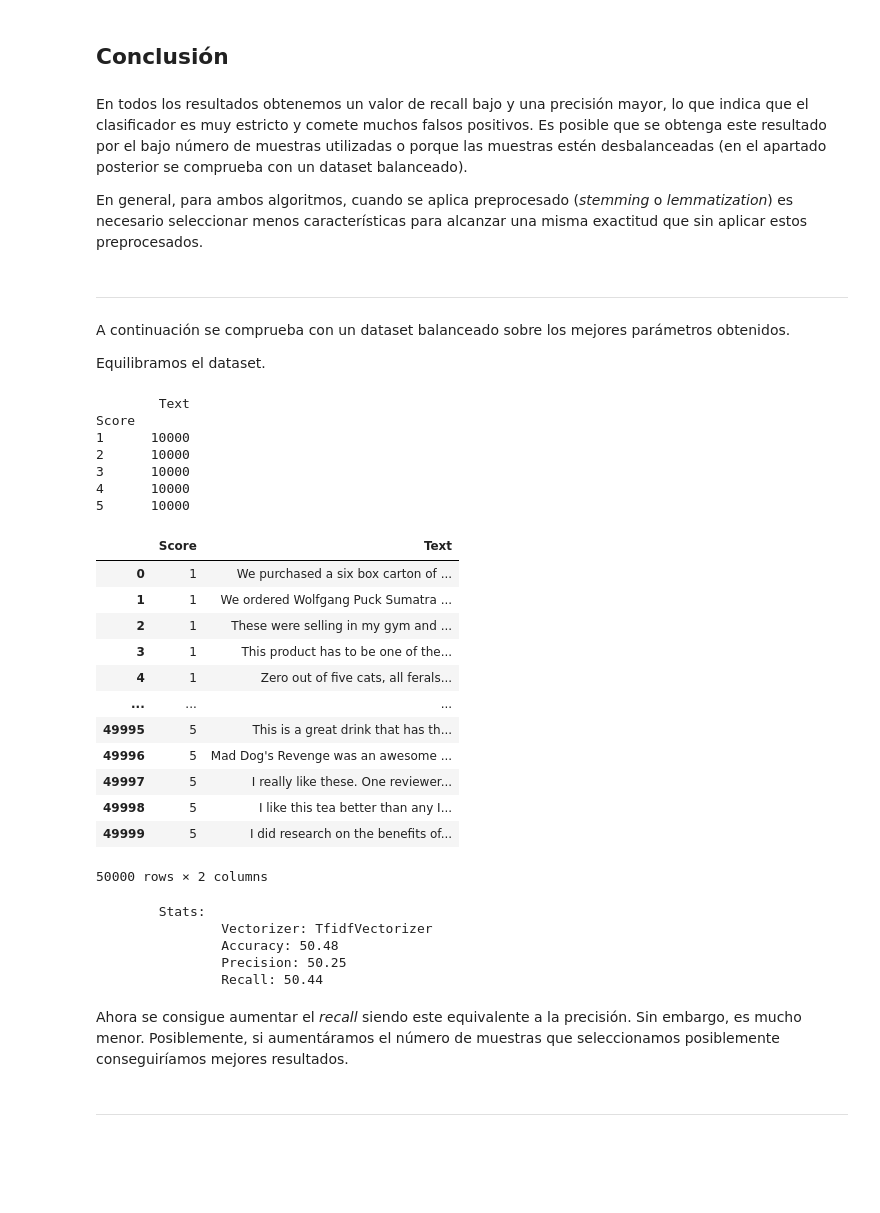
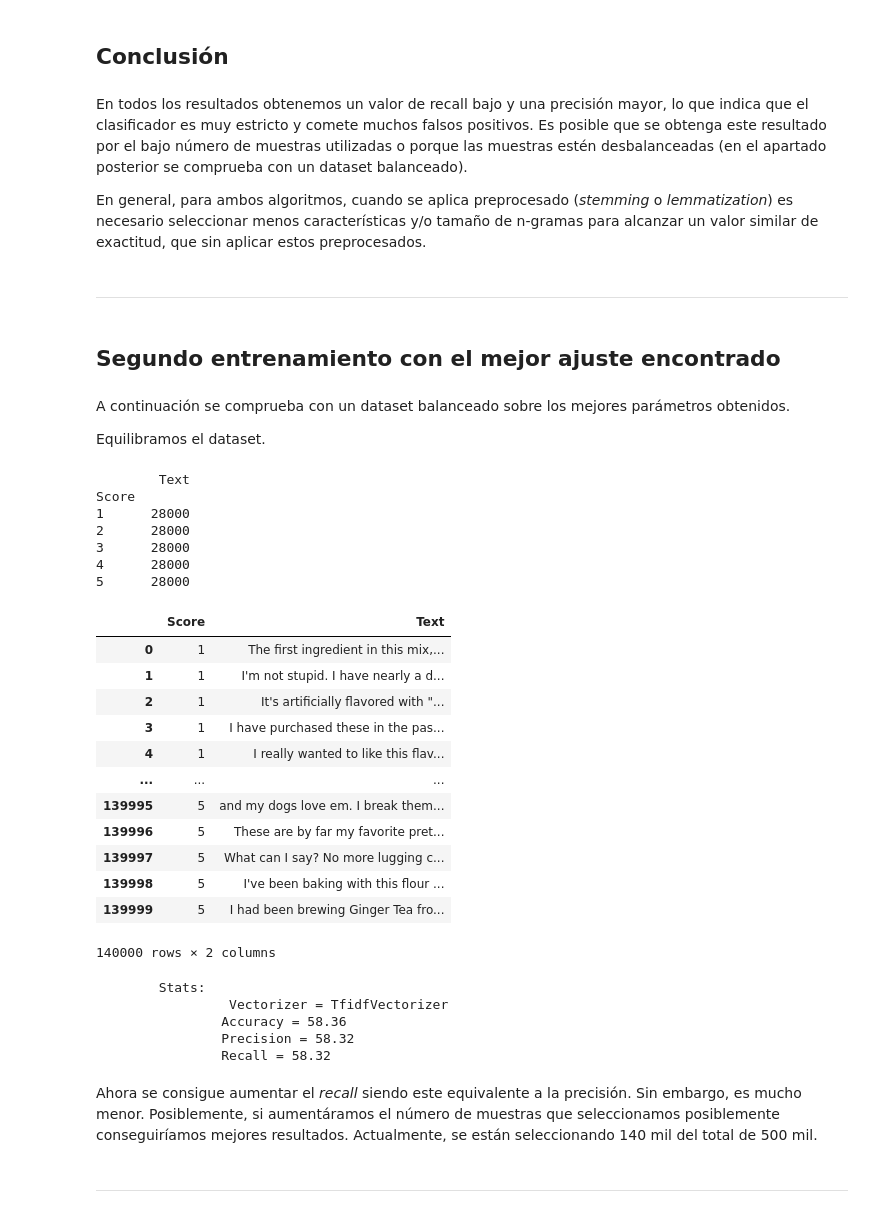
Before and after one commit to bertoramos/Sentimental-Analysis-Amazon-Reviews, a Jupyter notebook: sentimental-analysis-9-12-2020-1939-Copy1.ipynb, the cells around one changed output. Cells and saved outputs as stored; diff of their text form; code cells hidden in the pictures; blank space fills up the shorter version.

```diff
--- a/sentimental-analysis-9-12-2020-1939-Copy1.ipynb
+++ b/sentimental-analysis-9-12-2020-1939-Copy1.ipynb
@@ -735,9 +908,11 @@ Feature extraction: ngram (1, 2), n_feat 500
 # %% [markdown]
 En todos los resultados obtenemos un valor de recall bajo y una precisión mayor, lo que indica que el clasificador es muy estricto y comete muchos falsos positivos. Es posible que se obtenga este resultado por el bajo número de muestras utilizadas o porque las muestras estén desbalanceadas (en el apartado posterior se comprueba con un dataset balanceado).
 
-En general, para ambos algoritmos, cuando se aplica preprocesado (*stemming* o *lemmatization*) es necesario seleccionar menos características para alcanzar una misma exactitud que sin aplicar estos preprocesados.
+En general, para ambos algoritmos, cuando se aplica preprocesado (*stemming* o *lemmatization*) es necesario seleccionar menos características y/o tamaño de n-gramas para alcanzar un valor similar de exactitud, que sin aplicar estos preprocesados.
 # %% [markdown]
 ---
+# %% [markdown]
+## Segundo entrenamiento con el mejor ajuste encontrado
 # %% [markdown]
 A continuación se comprueba con un dataset balanceado sobre los mejores parámetros obtenidos.
 
@@ -745,38 +920,41 @@ Equilibramos el dataset.
 # %%
 df_eq = pd.read_csv('Reviews.csv')
 df_eq.set_index('Id')
+
 df_eq.drop(df_eq.columns.difference(['Score','Text']), 1, inplace=True)
 
-n_rows_each_score = 50_000//5
+min_size = df_eq.groupby(['Score']).count().min().item()
+
+n_rows_each_score = 140_000//5
 
 df_sampled = []
 for score_i in range(1, 5+1, 1):
     df_sampled.append(df_eq[df_eq['Score'] == score_i].sample(n_rows_each_score))
 df_eq = pd.concat(df_sampled, ignore_index=True)
 
 print(df_eq.groupby(['Score']).count())
 df_eq
 # %% [output]
         Text
 Score
-1      10000
-2      10000
-3      10000
-4      10000
-5      10000
+1      28000
+2      28000
+3      28000
+4      28000
+5      28000
 |  | Score | Text |
-| 0 | 1 | We purchased a six box carton of ... |
-| 1 | 1 | We ordered Wolfgang Puck Sumatra ... |
-| 2 | 1 | These were selling in my gym and ... |
-| 3 | 1 | This product has to be one of the... |
-| 4 | 1 | Zero out of five cats, all ferals... |
+| 0 | 1 | The first ingredient in this mix,... |
+| 1 | 1 | I'm not stupid. I have nearly a d... |
+| 2 | 1 | It's artificially flavored with "... |
+| 3 | 1 | I have purchased these in the pas... |
+| 4 | 1 | I really wanted to like this flav... |
 | ... | ... | ... |
-| 49995 | 5 | This is a great drink that has th... |
-| 49996 | 5 | Mad Dog's Revenge was an awesome ... |
-| 49997 | 5 | I really like these. One reviewer... |
-| 49998 | 5 | I like this tea better than any I... |
-| 49999 | 5 | I did research on the benefits of... |
+| 139995 | 5 | and my dogs love em. I break them... |
+| 139996 | 5 | These are by far my favorite pret... |
+| 139997 | 5 | What can I say? No more lugging c... |
+| 139998 | 5 | I've been baking with this flour ... |
+| 139999 | 5 | I had been brewing Ginger Tea fro... |
-50000 rows × 2 columns
+140000 rows × 2 columns
 # %%
 reviews = df_eq['Text']
 
@@ -793,6 +980,6 @@ df_eq['Text'] = reviews.apply(lambda x: ' '.join(x))
 # %%
 ft = 500
-ngram = (1, 1)
+ngram = (1, 2)
 vec = TfidfVectorizer
 
 Xtrain, Ytrain, Xval, Yval, Xtest, Ytest = \
@@ -800,22 +987,22 @@ Xtrain, Ytrain, Xval, Yval, Xtest, Ytest = \
 
 rf = RandomForestClassifier()
 
-acc, prec, rec = train_classifier(rf, Xtrain, Ytrain, Xval, Yval)
+Accuracy, Precision, Recall = train_classifier(rf, Xtrain, Ytrain, Xval, Yval)
 
 
 print("\tStats: ")
-print("\t\tVectorizer: {0}".format(vec.__name__))
-print("\t\tAccuracy: {0:.2f}".format(acc))
-print("\t\tPrecision: {0:.2f}".format(prec))
-print("\t\tRecall: {0:.2f}".format(rec))
+print(f"\t\tVectorizer = {vec.__name__}")
+print(f"\t\t{Accuracy = :0.2f}")
+print(f"\t\t{Precision = :0.2f}")
+print(f"\t\t{Recall = :0.2f}")
 # %% [output]
         Stats:
-                Vectorizer: TfidfVectorizer
-                Accuracy: 50.48
-                Precision: 50.25
-                Recall: 50.44
+                 Vectorizer = TfidfVectorizer
+                Accuracy = 58.36
+                Precision = 58.32
+                Recall = 58.32
 # %% [markdown]
-Ahora se consigue aumentar el *recall* siendo este equivalente a la precisión. Sin embargo, es mucho menor. Posiblemente, si aumentáramos el número de muestras que seleccionamos posiblemente conseguiríamos mejores resultados.
+Ahora se consigue aumentar el *recall* siendo este equivalente a la precisión. Sin embargo, es mucho menor. Posiblemente, si aumentáramos el número de muestras que seleccionamos posiblemente conseguiríamos mejores resultados. Actualmente, se están seleccionando 140 mil del total de 500 mil.
 # %% [markdown]
 <hr style="border:2px solid gray"> </hr>
 # %% [markdown]
```
Also changed, not shown: parts of 15 cells of this notebook.
